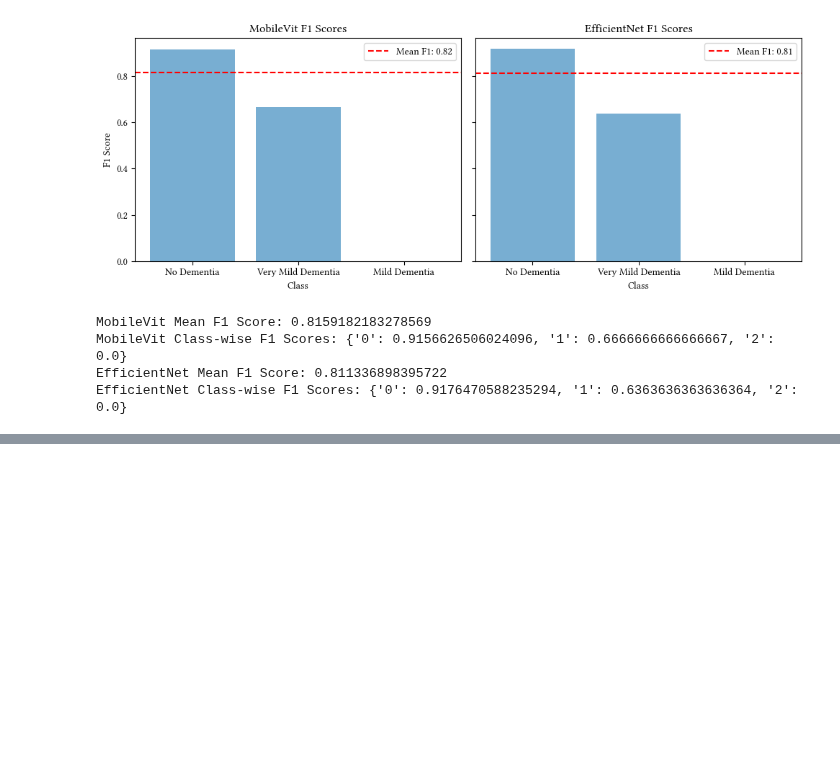
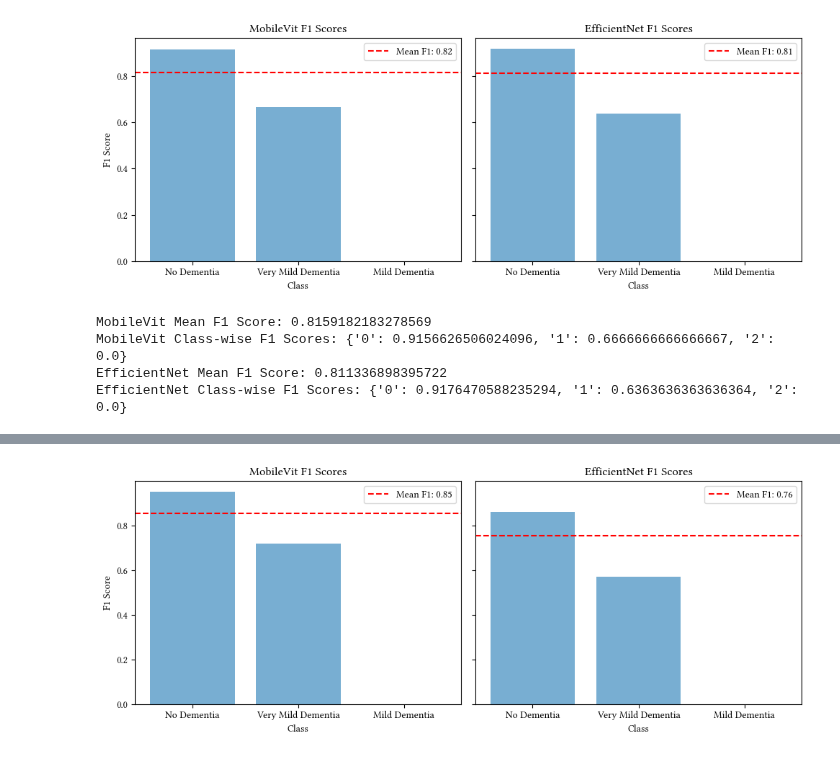
Before and after one commit to HenriSmidt/Alzheimer_Detection, a Jupyter notebook: baseline_inference.ipynb, the cells around one changed output, grey strips where cells are left out. Saved outputs shown, nothing was run; the diff lists cells and outputs as text; code cells hidden in the pictures; blank space fills up the shorter version.

Commit message:
infernece for student models

```diff
--- a/baseline_inference.ipynb
+++ b/baseline_inference.ipynb
@@ -640,0 +831,86 @@ EfficientNet Class-wise F1 Scores: {'0': 0.9176470588235294, '1': 0.636363636363
+# %%
+import pandas as pd
+import numpy as np
+import matplotlib.pyplot as plt
+from sklearn.metrics import classification_report
+
+# Load the CSV files into dataframes
+mobilevit_df = pd.read_csv("MobileVit_student_predictions.csv")
+efficientnet_df = pd.read_csv("efficientnet-b2_student_predictions.csv")
+
+# Extract labels and predictions
+y_true_mobilevit = mobilevit_df["labels"].tolist()
+y_pred_mobilevit = mobilevit_df["MobileVit"].apply(eval).apply(np.argmax).tolist()
+
+y_true_efficientnet = efficientnet_df["labels"].tolist()
+y_pred_efficientnet = (
+    efficientnet_df["efficientnet-b2"].apply(eval).apply(np.argmax).tolist()
+)
+
+# Calculate F1 scores for MobileVit
+report_mobilevit = classification_report(
+    y_true_mobilevit, y_pred_mobilevit, output_dict=True
+)
+mean_f1_mobilevit = report_mobilevit["weighted avg"]["f1-score"]
+class_f1_mobilevit = {
+    k: v["f1-score"] for k, v in report_mobilevit.items() if k.isdigit()
+}
+
+# Calculate F1 scores for EfficientNet
+report_efficientnet = classification_report(
+    y_true_efficientnet, y_pred_efficientnet, output_dict=True
+)
+mean_f1_efficientnet = report_efficientnet["weighted avg"]["f1-score"]
+class_f1_efficientnet = {
+    k: v["f1-score"] for k, v in report_efficientnet.items() if k.isdigit()
+}
+
+# Prepare data for plotting
+labels = sorted(set(y_true_mobilevit + y_true_efficientnet))
+class_labels = ["No Dementia", "Very Mild Dementia", "Mild Dementia"]
+mobilevit_scores = [class_f1_mobilevit.get(str(label), 0) for label in labels]
+efficientnet_scores = [class_f1_efficientnet.get(str(label), 0) for label in labels]
+
+# Plotting the results
+fig, axes = plt.subplots(1, 2, figsize=(10, 4), sharey=True)
+
+# MobileVit plot
+axes[0].bar(labels, mobilevit_scores, color=selected_colors[1], alpha=0.6)
+axes[0].axhline(
+    mean_f1_mobilevit,
+    color="red",
+    linestyle="--",
+    label=f"Mean F1: {mean_f1_mobilevit:.2f}",
+)
+axes[0].set_title("MobileVit F1 Scores")
+axes[0].set_xlabel("Class")
+axes[0].set_ylabel("F1 Score")
+axes[0].set_xticks(labels)
+axes[0].set_xticklabels(class_labels)
+axes[0].legend()
+
+# EfficientNet plot
+axes[1].bar(labels, efficientnet_scores, color=selected_colors[1], alpha=0.6)
+axes[1].axhline(
+    mean_f1_efficientnet,
+    color="red",
+    linestyle="--",
+    label=f"Mean F1: {mean_f1_efficientnet:.2f}",
+)
+axes[1].set_title("EfficientNet F1 Scores")
+axes[1].set_xlabel("Class")
+axes[1].set_xticks(labels)
+axes[1].set_xticklabels(class_labels)
+axes[1].legend()
+
+plt.tight_layout()
+plt.show()
+
+# Display mean F1 scores and class-wise F1 scores
+print("MobileVit Mean F1 Score:", mean_f1_mobilevit)
+print("MobileVit Class-wise F1 Scores:", class_f1_mobilevit)
+
+print("EfficientNet Mean F1 Score:", mean_f1_efficientnet)
+print("EfficientNet Class-wise F1 Scores:", class_f1_efficientnet)
+# %% [output]
+[figure, added]
```
Also changed, not shown: parts of 4 cells of this notebook, 3 other files.
